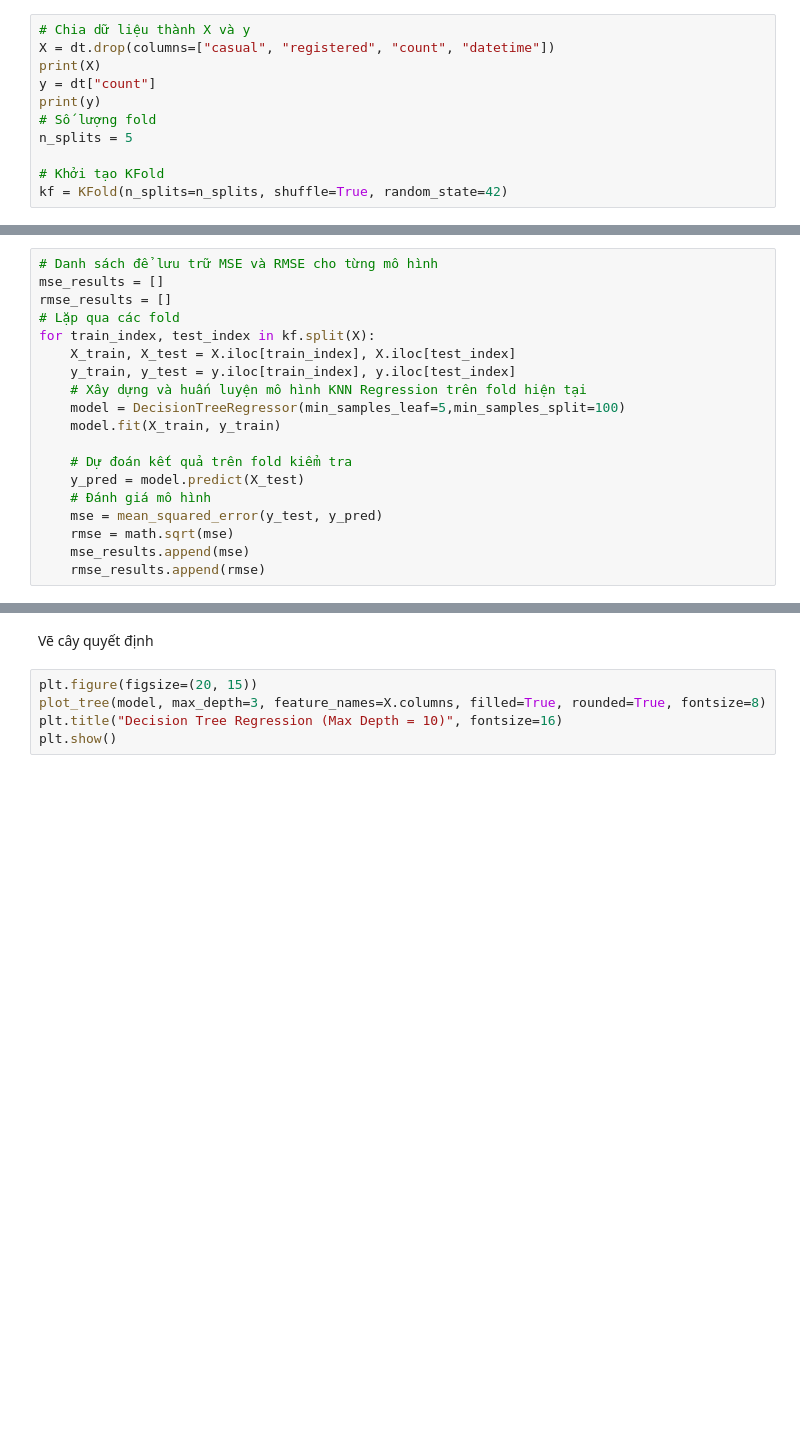
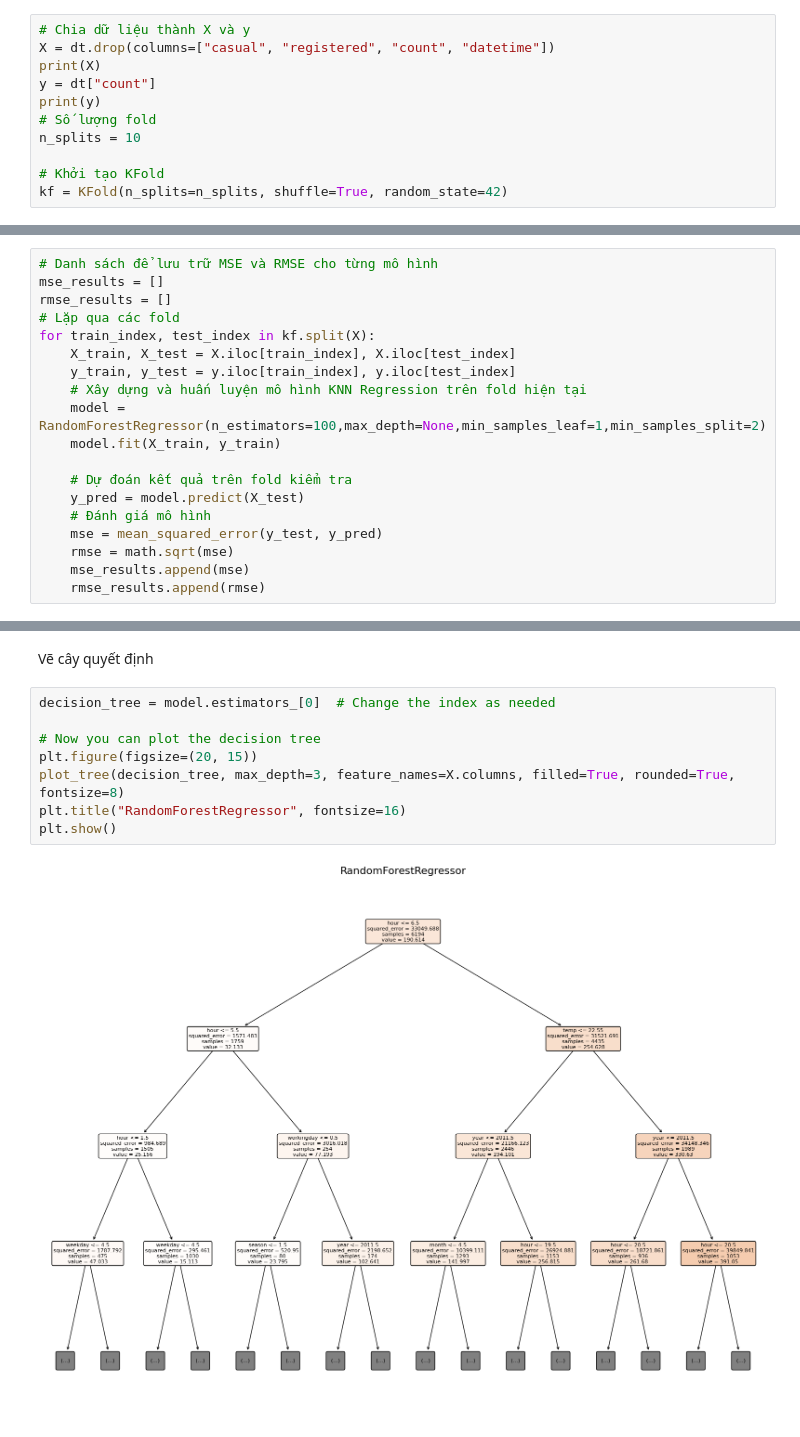
Before and after one commit to Viet0904/CT294_Bike_Sharing_Demand, a Jupyter notebook: RandomForestRegressor.ipynb, the cells around one changed output, grey strips where cells are left out. Cells and saved outputs as stored; diff of their text form; blank space fills up the shorter version.

```diff
--- a/RandomForestRegressor.ipynb
+++ b/RandomForestRegressor.ipynb
@@ -258,7 +297,7 @@ print(X)
 y = dt["count"]
 print(y)
 # Số lượng fold
-n_splits = 5
+n_splits = 10
 
 # Khởi tạo KFold
 kf = KFold(n_splits=n_splits, shuffle=True, random_state=42)
@@ -273,7 +330,7 @@ for train_index, test_index in kf.split(X):
     X_train, X_test = X.iloc[train_index], X.iloc[test_index]
     y_train, y_test = y.iloc[train_index], y.iloc[test_index]
     # Xây dựng và huấn luyện mô hình KNN Regression trên fold hiện tại
-    model = DecisionTreeRegressor(min_samples_leaf=5,min_samples_split=100)
+    model = RandomForestRegressor(n_estimators=100,max_depth=None,min_samples_leaf=1,min_samples_split=2)
     model.fit(X_train, y_train)
 
     # Dự đoán kết quả trên fold kiểm tra
@@ -296,7 +356,12 @@ print("DecisionTreeRegressor Average RMSE =", avg_rmse)
 # %% [markdown]
 Vẽ cây quyết định
 # %%
+decision_tree = model.estimators_[0]  # Change the index as needed
+
+# Now you can plot the decision tree
 plt.figure(figsize=(20, 15))
-plot_tree(model, max_depth=3, feature_names=X.columns, filled=True, rounded=True, fontsize=8)
-plt.title("Decision Tree Regression (Max Depth = 10)", fontsize=16)
+plot_tree(decision_tree, max_depth=3, feature_names=X.columns, filled=True, rounded=True, fontsize=8)
+plt.title("RandomForestRegressor", fontsize=16)
 plt.show()
+# %% [output]
+[figure, added]
```
Also changed, not shown: parts of 10 cells of this notebook, 10 other files.
